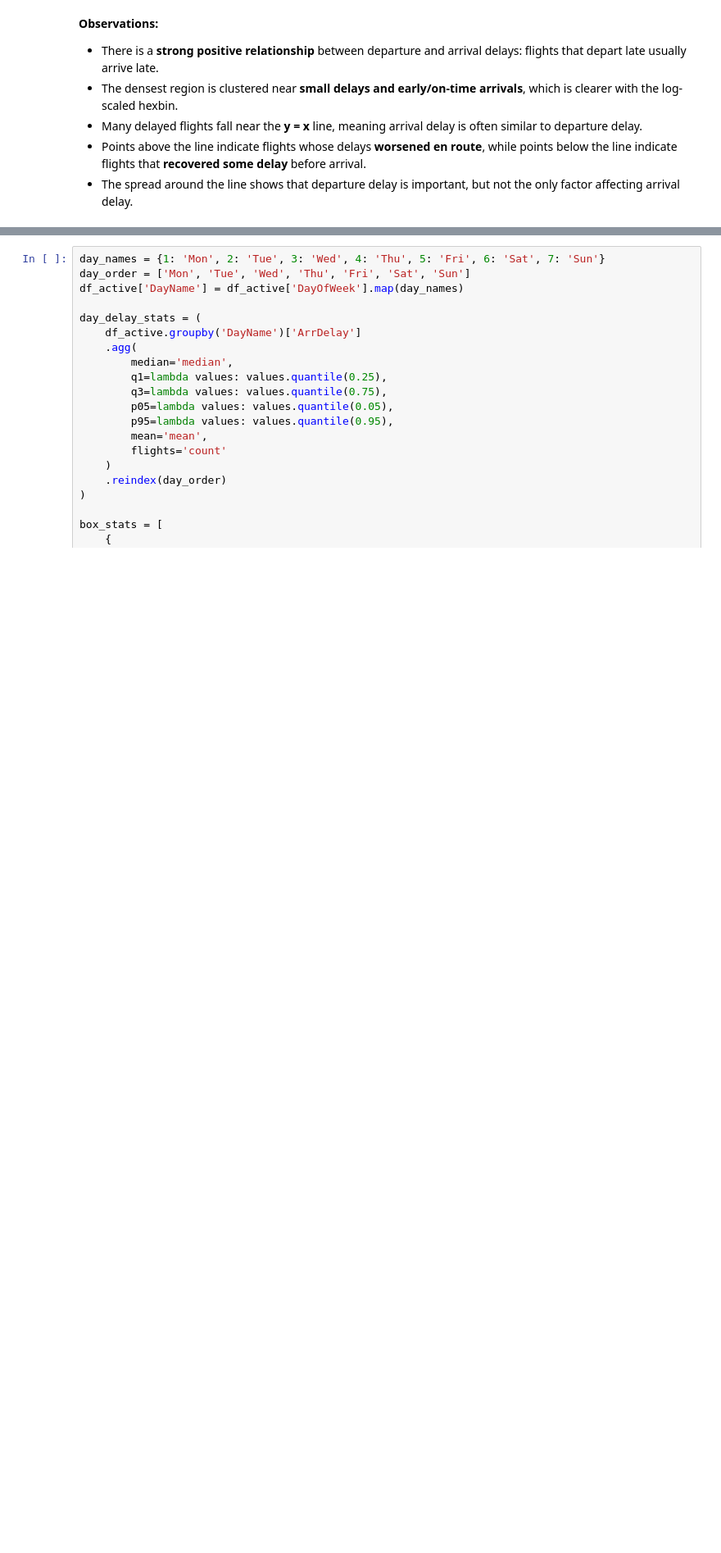
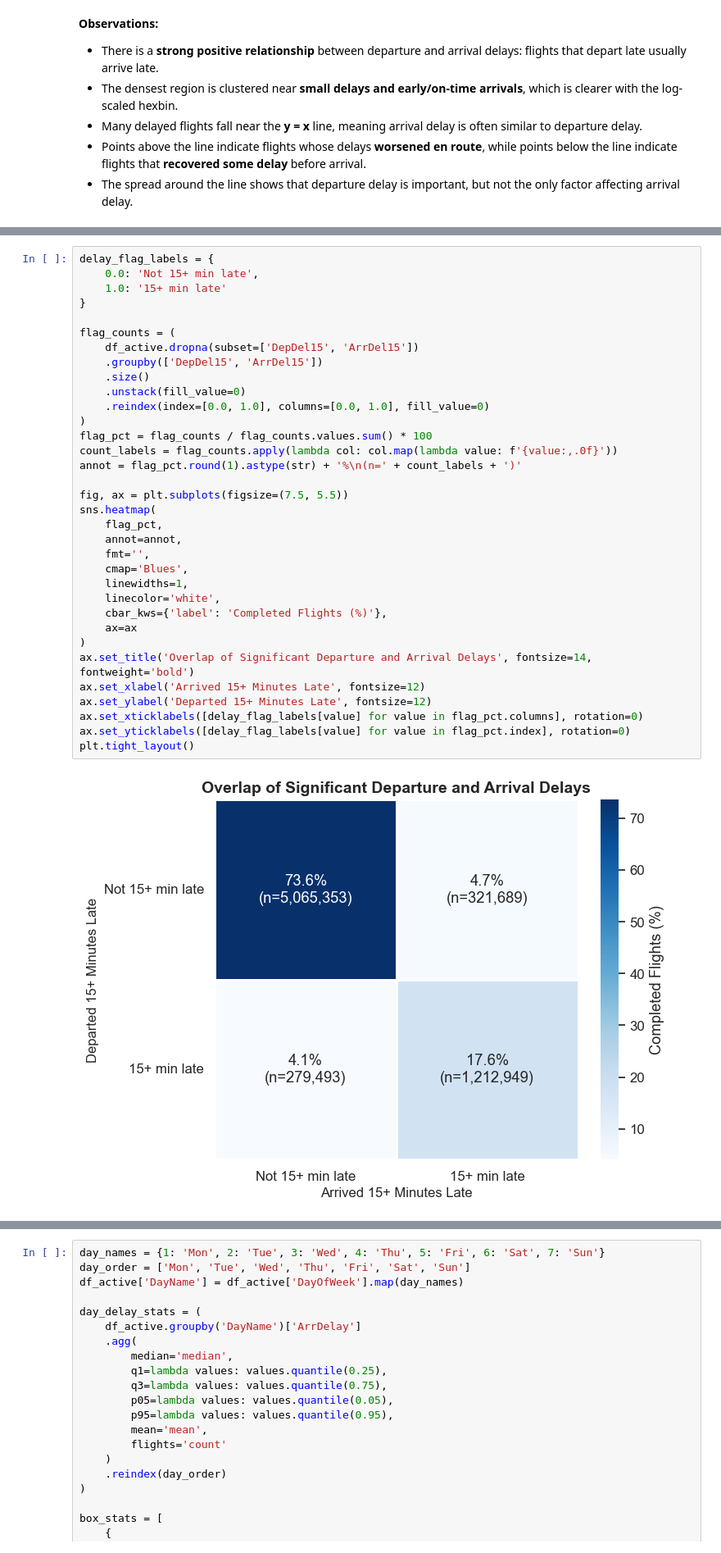
Before and after one commit to luisjfeliu/data-analysis-flight-delays-visuals, a Jupyter notebook: Part_I_exploration.ipynb, the cells around one changed output, grey strips where cells are left out. Shown at 82% size. Cells and saved outputs as stored; diff of their text form; blank space fills up the shorter version.

```diff
--- a/Part_I_exploration.ipynb
+++ b/Part_I_exploration.ipynb
@@ -653,0 +651,36 @@ plt.tight_layout(rect=[0, 0, 0.78, 1])
+# %%
+delay_flag_labels = {
+    0.0: 'Not 15+ min late',
+    1.0: '15+ min late'
+}
+
+flag_counts = (
+    df_active.dropna(subset=['DepDel15', 'ArrDel15'])
+    .groupby(['DepDel15', 'ArrDel15'])
+    .size()
+    .unstack(fill_value=0)
+    .reindex(index=[0.0, 1.0], columns=[0.0, 1.0], fill_value=0)
+)
+flag_pct = flag_counts / flag_counts.values.sum() * 100
+count_labels = flag_counts.apply(lambda col: col.map(lambda value: f'{value:,.0f}'))
+annot = flag_pct.round(1).astype(str) + '%\n(n=' + count_labels + ')'
+
+fig, ax = plt.subplots(figsize=(7.5, 5.5))
+sns.heatmap(
+    flag_pct,
+    annot=annot,
+    fmt='',
+    cmap='Blues',
+    linewidths=1,
+    linecolor='white',
+    cbar_kws={'label': 'Completed Flights (%)'},
+    ax=ax
+)
+ax.set_title('Overlap of Significant Departure and Arrival Delays', fontsize=14, fontweight='bold')
+ax.set_xlabel('Arrived 15+ Minutes Late', fontsize=12)
+ax.set_ylabel('Departed 15+ Minutes Late', fontsize=12)
+ax.set_xticklabels([delay_flag_labels[value] for value in flag_pct.columns], rotation=0)
+ax.set_yticklabels([delay_flag_labels[value] for value in flag_pct.index], rotation=0)
+plt.tight_layout()
+# %% [output]
+[figure, added]
```
Also changed, not shown: parts of 29 cells of this notebook, 2 other files.
